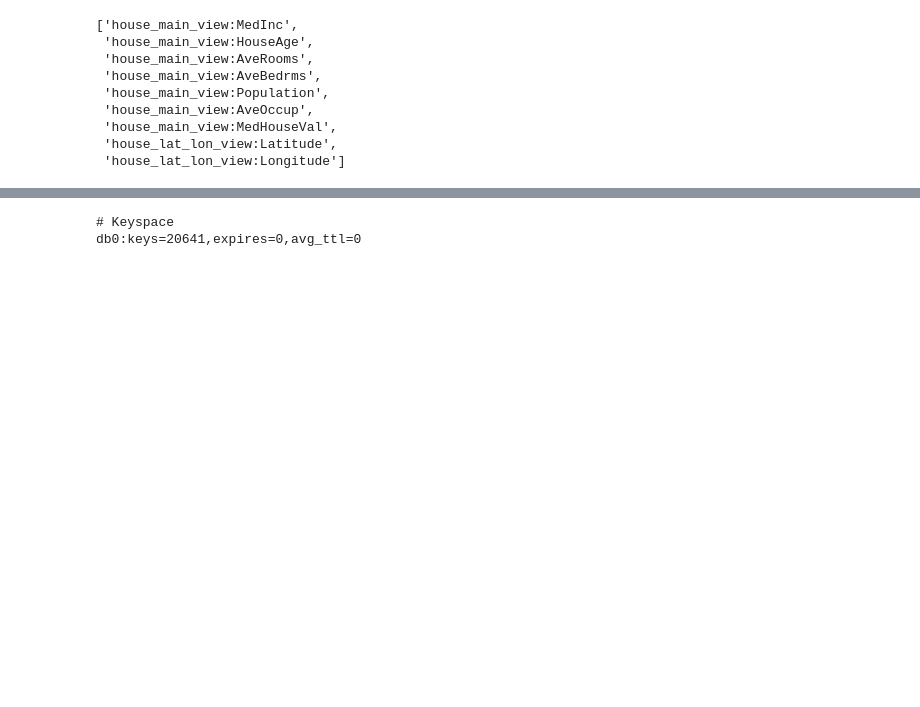
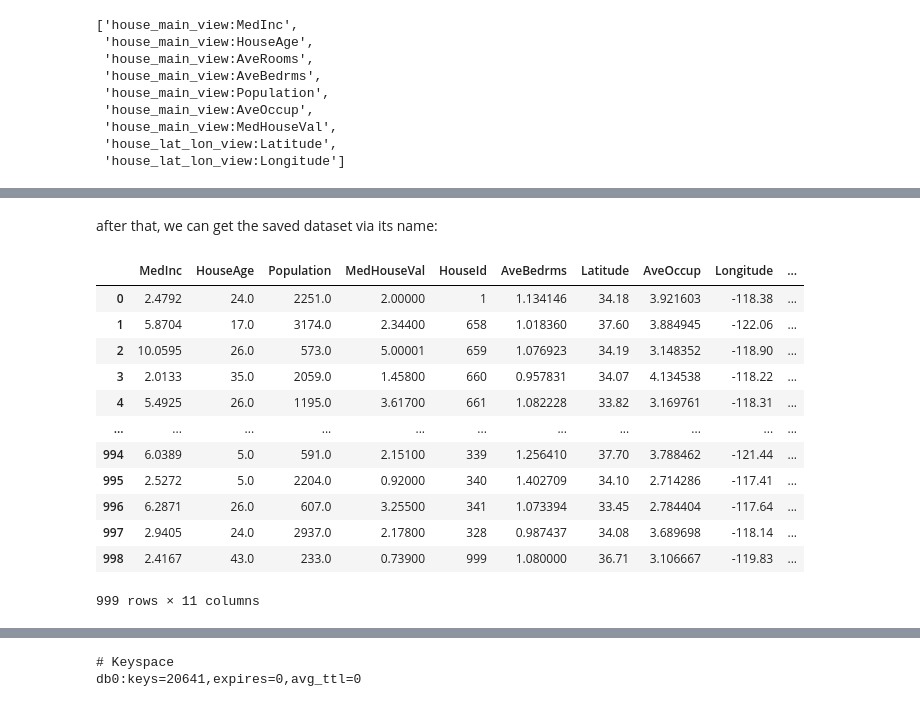
Before and after one commit to dvoitekh/aihouse_mlops_course, a Jupyter notebook: session4/feast/Feast.ipynb, the cells around one changed output, grey strips where cells are left out. Cells and saved outputs as stored; diff of their text form; code cells hidden in the pictures; blank space fills up the shorter version.

```diff
--- a/session4/feast/Feast.ipynb
+++ b/session4/feast/Feast.ipynb
@@ -110,3 +112,22 @@ training_df.head()
+# %% [markdown]
+after that, we can get the saved dataset via its name:
+# %%
+dataset = store.get_saved_dataset(name='merged_dataset_v1')
+dataset.to_df()
+# %% [output]
+|  | MedInc | HouseAge | Population | MedHouseVal | HouseId | AveBedrms | Latitude | AveOccup | Longitude | ... |
+| 0 | 2.4792 | 24.0 | 2251.0 | 2.00000 | 1 | 1.134146 | 34.18 | 3.921603 | -118.38 | ... |
+| 1 | 5.8704 | 17.0 | 3174.0 | 2.34400 | 658 | 1.018360 | 37.60 | 3.884945 | -122.06 | ... |
+| 2 | 10.0595 | 26.0 | 573.0 | 5.00001 | 659 | 1.076923 | 34.19 | 3.148352 | -118.90 | ... |
+| 3 | 2.0133 | 35.0 | 2059.0 | 1.45800 | 660 | 0.957831 | 34.07 | 4.134538 | -118.22 | ... |
+| 4 | 5.4925 | 26.0 | 1195.0 | 3.61700 | 661 | 1.082228 | 33.82 | 3.169761 | -118.31 | ... |
+| ... | ... | ... | ... | ... | ... | ... | ... | ... | ... | ... |
+| 994 | 6.0389 | 5.0 | 591.0 | 2.15100 | 339 | 1.256410 | 37.70 | 3.788462 | -121.44 | ... |
+| 995 | 2.5272 | 5.0 | 2204.0 | 0.92000 | 340 | 1.402709 | 34.10 | 2.714286 | -117.41 | ... |
+| 996 | 6.2871 | 26.0 | 607.0 | 3.25500 | 341 | 1.073394 | 33.45 | 2.784404 | -117.64 | ... |
+| 997 | 2.9405 | 24.0 | 2937.0 | 2.17800 | 328 | 0.987437 | 34.08 | 3.689698 | -118.14 | ... |
+| 998 | 2.4167 | 43.0 | 233.0 | 0.73900 | 999 | 1.080000 | 36.71 | 3.106667 | -119.83 | ... |
+999 rows × 11 columns
 # %%
 !feast materialize-incremental 2022-02-01T00:00:00
 # %% [output]
```
Also changed, not shown: parts of 18 cells of this notebook, 3 other files.
